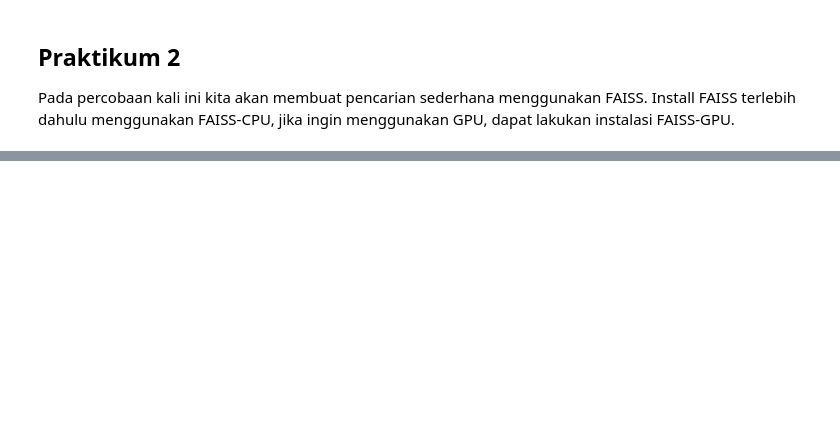
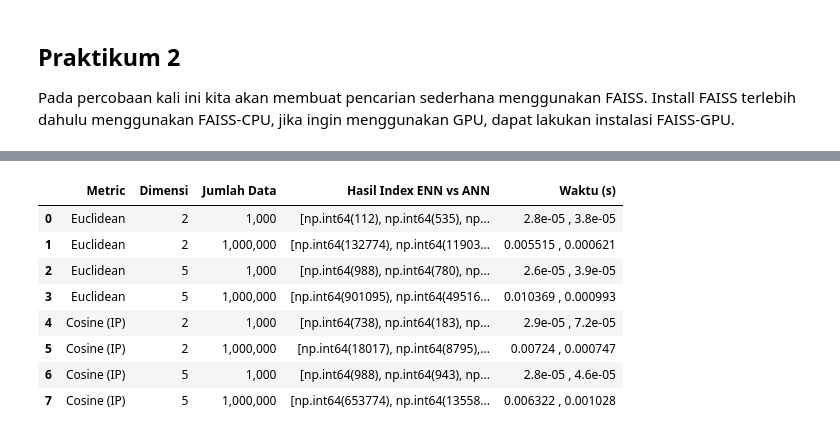
Before and after one commit to fajrulsantoso/Pembelajaran-Mesin_2025-2026, a Jupyter notebook: JS06_ANN_(Approximate_Nearest_Neighbors).ipynb, the cells around one changed output, grey strips where cells are left out. Drawn from its saved outputs; the diff is of its cells as text; code cells hidden in the pictures; blank space fills up the shorter version.

```diff
--- a/JS06_ANN_(Approximate_Nearest_Neighbors).ipynb
+++ b/JS06_ANN_(Approximate_Nearest_Neighbors).ipynb
@@ -218,0 +310,82 @@ Pada percobaan kali ini kita akan membuat pencarian sederhana menggunakan FAISS.
+# %%
+# --- Instalasi dan import ---
+!pip install faiss-cpu pandas matplotlib
+
+import numpy as np
+import faiss
+import pandas as pd
+import time
+import matplotlib.pyplot as plt
+
+# --- Fungsi percobaan ---
+def run_faiss_experiment(metric="l2", n_points=1000, dim=2):
+    np.random.seed(42)
+    X = np.random.rand(n_points, dim).astype('float32')
+    query = np.random.rand(1, dim).astype('float32')
+
+    # Pilih index sesuai metric
+    if metric == "l2":
+        index_flat = faiss.IndexFlatL2(dim)
+    elif metric == "ip":  # inner product (cosine similarity jika dinormalisasi)
+        faiss.normalize_L2(X)
+        faiss.normalize_L2(query)
+        index_flat = faiss.IndexFlatIP(dim)
+    else:
+        raise ValueError("Metric tidak dikenal (gunakan 'l2' atau 'ip')")
+
+    # ---- Exact NN ----
+    index_flat.add(X)
+    start = time.time()
+    D_flat, I_flat = index_flat.search(query, 3)
+    time_flat = time.time() - start
+
+    # ---- IVF+PQ (Approximate NN) ----
+    nlist = 10   # jumlah cluster (inverted list)
+    m = min(8, dim)  # jumlah subvector PQ
+    if metric == "l2":
+        quantizer = faiss.IndexFlatL2(dim)
+        index_ivfpq = faiss.IndexIVFPQ(quantizer, dim, nlist, m, 8)
+    else:
+        quantizer = faiss.IndexFlatIP(dim)
+        index_ivfpq = faiss.IndexIVFPQ(quantizer, dim, nlist, m, 8, faiss.METRIC_INNER_PRODUCT)
+        faiss.normalize_L2(X)
+        faiss.normalize_L2(query)
+
+    index_ivfpq.train(X)
+    index_ivfpq.add(X)
+
+    start = time.time()
+    D_ivfpq, I_ivfpq = index_ivfpq.search(query, 3)
+    time_ivfpq = time.time() - start
+
+    return {
+        "Metric": "Euclidean" if metric == "l2" else "Cosine (IP)",
+        "Dimensi": dim,
+        "Jumlah Data": f"{n_points:,}",
+        "Hasil Index ENN vs ANN": f"{list(I_flat[0])}, {list(I_ivfpq[0])}",
+        "Waktu (s)": f"{round(time_flat,6)} , {round(time_ivfpq,6)}"
+    }
+
+# --- Jalankan percobaan kombinasi ---
+configs = [
+    ("l2", 1000, 2),
+    ("l2", 1_000_000, 2),
+    ("l2", 1000, 5),
+    ("l2", 1_000_000, 5),
+    ("ip", 1000, 2),
+    ("ip", 1_000_000, 2),
+    ("ip", 1000, 5),
+    ("ip", 1_000_000, 5),
+]
+
+results = []
+for metric, n_points, dim in configs:
+    print(f"Menjalankan: metric={metric} | data={n_points} | dim={dim}")
+    results.append(run_faiss_experiment(metric, n_points, dim))
+
+# --- Tampilkan hasil dalam tabel rapi ---
+df_faiss = pd.DataFrame(results)
+df_faiss.style.set_properties(**{'text-align': 'center'}).set_table_styles([
+    {'selector': 'th', 'props': [('text-align', 'center')]}
+])
+# %% [output]
@@ -218,0 +409,9 @@ Pada percobaan kali ini kita akan membuat pencarian sederhana menggunakan FAISS.
+|  | Metric | Dimensi | Jumlah Data | Hasil Index ENN vs ANN | Waktu (s) |
+| 0 | Euclidean | 2 | 1,000 | [np.int64(112), np.int64(535), np... | 2.8e-05 , 3.8e-05 |
+| 1 | Euclidean | 2 | 1,000,000 | [np.int64(132774), np.int64(11903... | 0.005515 , 0.000621 |
+| 2 | Euclidean | 5 | 1,000 | [np.int64(988), np.int64(780), np... | 2.6e-05 , 3.9e-05 |
+| 3 | Euclidean | 5 | 1,000,000 | [np.int64(901095), np.int64(49516... | 0.010369 , 0.000993 |
+| 4 | Cosine (IP) | 2 | 1,000 | [np.int64(738), np.int64(183), np... | 2.9e-05 , 7.2e-05 |
+| 5 | Cosine (IP) | 2 | 1,000,000 | [np.int64(18017), np.int64(8795),... | 0.00724 , 0.000747 |
+| 6 | Cosine (IP) | 5 | 1,000 | [np.int64(988), np.int64(943), np... | 2.8e-05 , 4.6e-05 |
+| 7 | Cosine (IP) | 5 | 1,000,000 | [np.int64(653774), np.int64(13558... | 0.006322 , 0.001028 |
```
Also changed, not shown: parts of 19 cells of this notebook.
